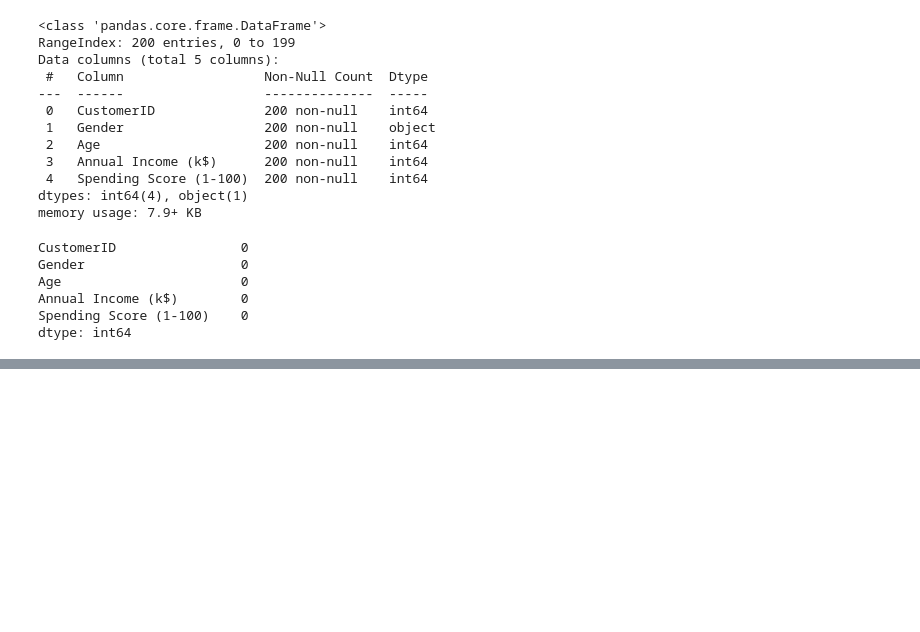
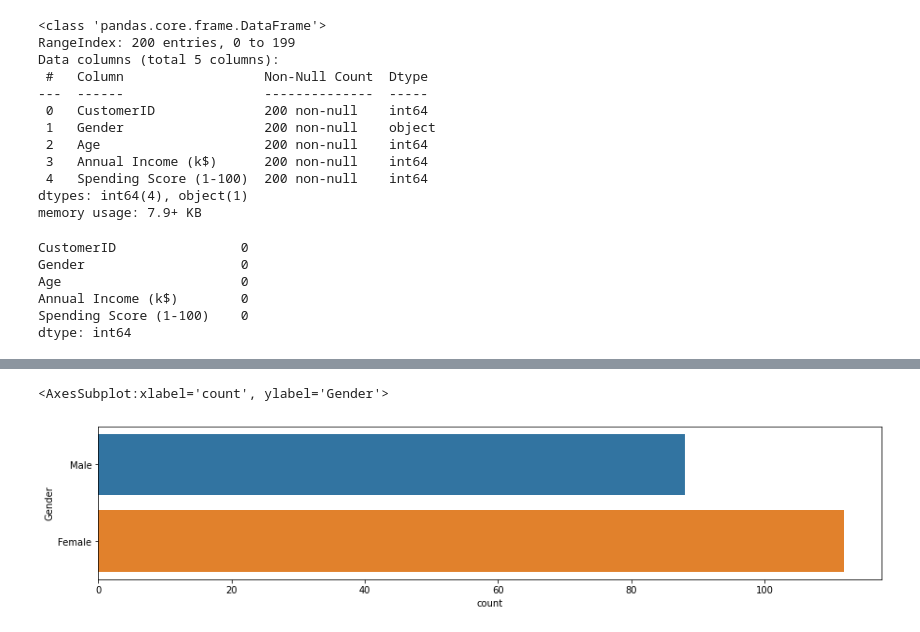
Before and after one commit to mlyngholm/mall, a Jupyter notebook: Customer segmentation.ipynb, the cells around one changed output, grey strips where cells are left out. Saved outputs shown, nothing was run; the diff lists cells and outputs as text; code cells hidden in the pictures; blank space fills up the shorter version.

Commit message:
Added plots

```diff
--- a/Customer segmentation.ipynb
+++ b/Customer segmentation.ipynb
@@ -97,0 +98,6 @@ plt.show()
+# %%
+plt.figure(figsize=(15,3))
+sns.countplot(y="Gender", data=df)
+# %% [output]
+<AxesSubplot:xlabel='count', ylabel='Gender'>
+[figure, added]
```
Also changed, not shown: parts of 9 cells of this notebook.
